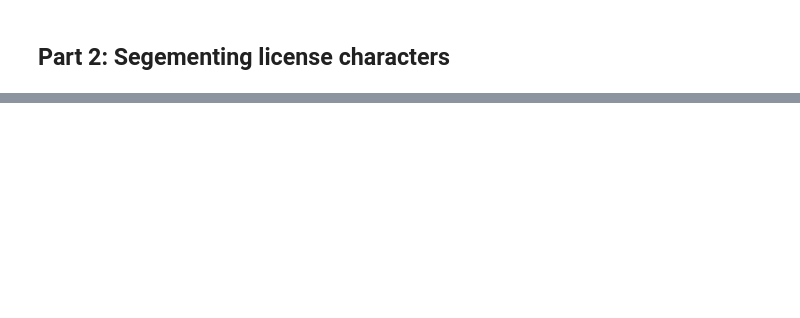
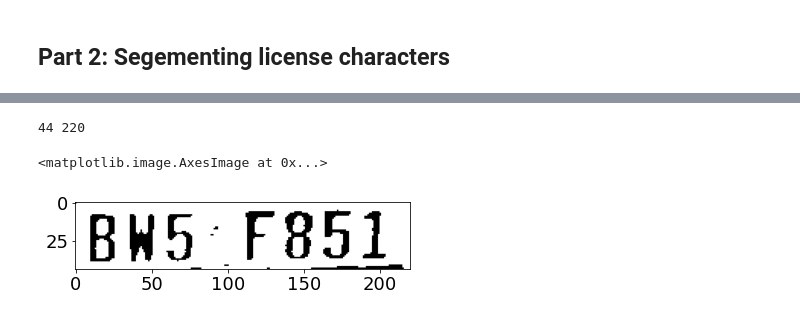
Before and after one commit to JeremyStubbs/License_Plate_Reader_OCRTesseract, a Jupyter notebook: OCR.ipynb, the cells around one changed output, grey strips where cells are left out. Saved outputs shown, nothing was run; the diff lists cells and outputs as text; code cells hidden in the pictures; blank space fills up the shorter version.

```diff
--- a/OCR.ipynb
+++ b/OCR.ipynb
@@ -19 +22,36 @@ plt.imshow(cropped)
+# %%
+# convert to grayscale and blur the image
+image = cv2.cvtColor(cropped, cv2.COLOR_BGR2RGB)
+gray = cv2.cvtColor(image, cv2.COLOR_BGR2GRAY)
+# blur = cv2.GaussianBlur(gray,(7,7),0)
+height = gray.shape[0]
+width = gray.shape[1]
+
+print(height, width)
+# %% [output]
+44 220
+# %%
+binary = np.empty([height,width])
+
+max_val = np.amax(gray)
+
+for i in range(len(gray)):
+    for j in range(len(gray[i])):
+        if gray[i][j] > max_val*0.5:
+            binary[i][j] = 255
+        else:
+            binary[i][j] = 0
+
+
+# Applied inversed thresh_binary
+# binary = cv2.threshold(gray, 180, 255,
+#                         cv2.THRESH_BINARY_INV + cv2.THRESH_OTSU)[1]
+
+# kernel3 = cv2.getStructuringElement(cv2.MORPH_RECT, (3, 3))
+# thre_mor = cv2.morphologyEx(binary, cv2.MORPH_DILATE, kernel3)
+# %%
+plt.imshow(binary, cmap='gray')
+# %% [output]
+<matplotlib.image.AxesImage at 0x...>
+[figure, added]
 # %%
```
Also changed, not shown: parts of 9 cells of this notebook, 2 other files.
